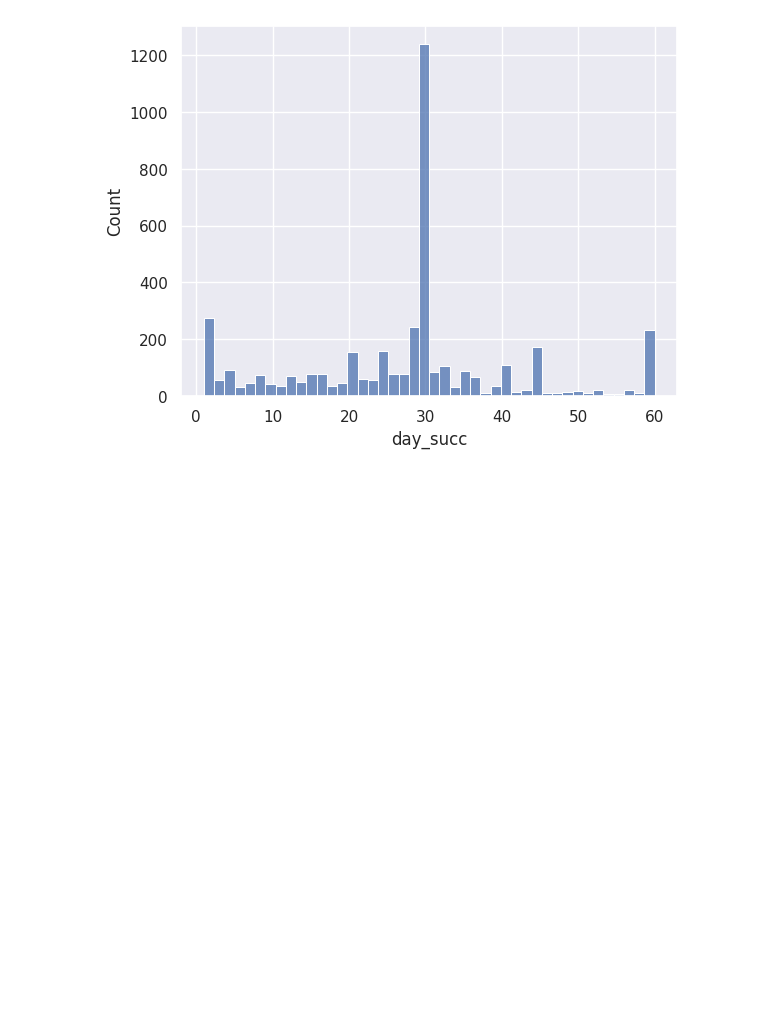
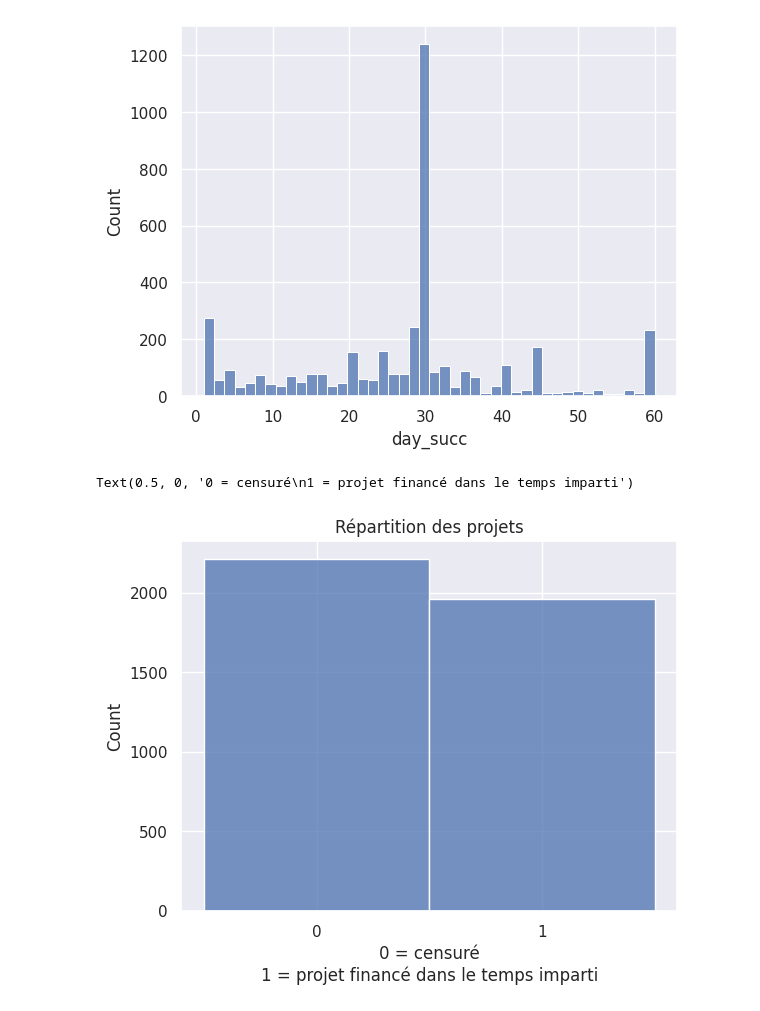
Before and after one commit to Ab2nour/kickstarter-project-analysis, a Jupyter notebook: src/analyse_exploratoire.ipynb, the cells around one changed output. Saved outputs shown, nothing was run; the diff lists cells and outputs as text; code cells hidden in the pictures; blank space fills up the shorter version.

Commit message:
feat(plot): add project censoring distribution

```diff
--- a/src/analyse_exploratoire.ipynb
+++ b/src/analyse_exploratoire.ipynb
@@ -120,3 +120,10 @@ sns.histplot(df["day_succ"])
 # %% [output]
 <Axes: xlabel='day_succ', ylabel='Count'>
 [figure]
+# %%
+plt.title("Répartition des projets")
+sns.histplot(df["Status"])
+plt.xlabel("0 = censuré\n1 = projet financé dans le temps imparti")
+# %% [output]
+Text(0.5, 0, '0 = censuré\n1 = projet financé dans le temps imparti')
+[figure, added]
```
